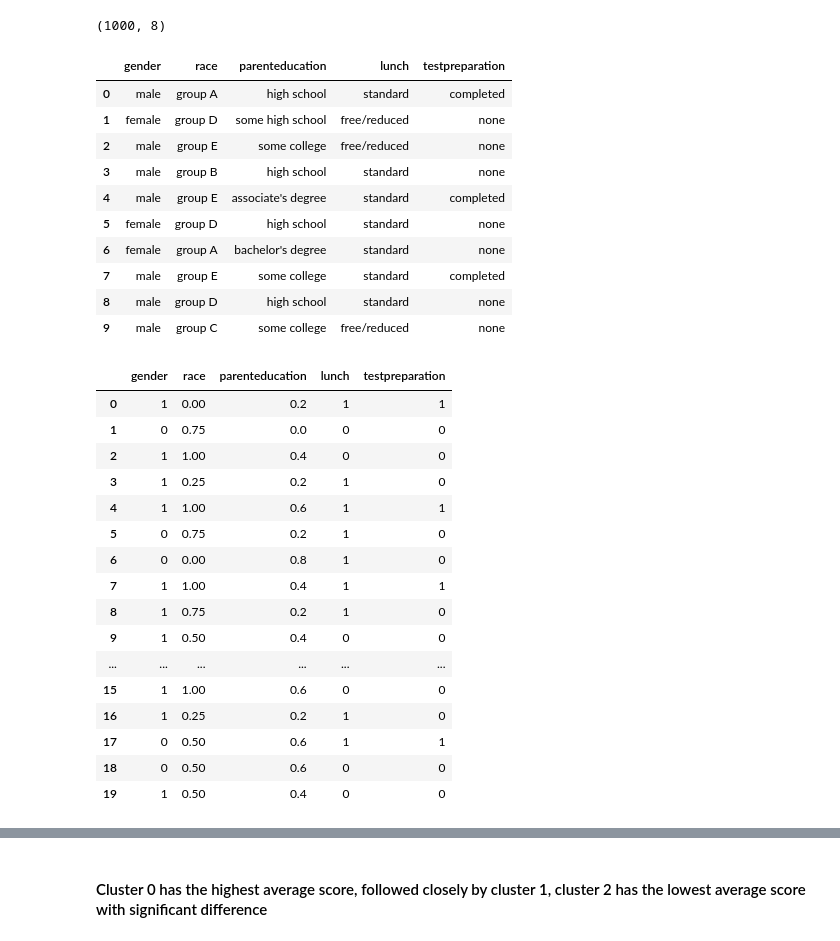
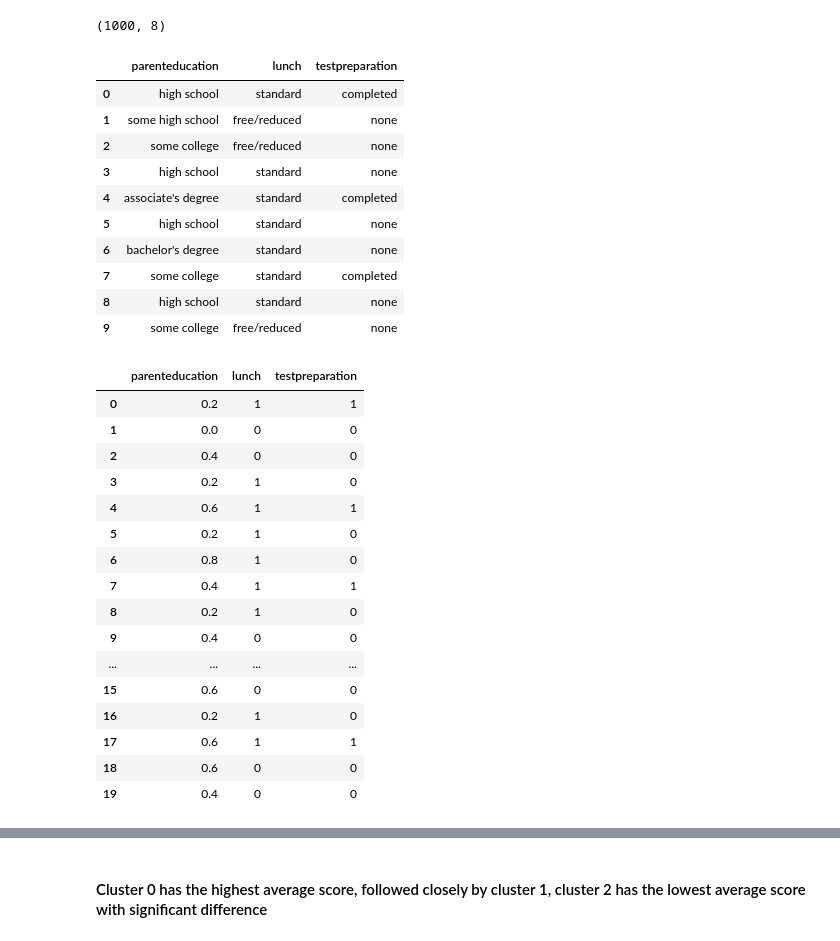
Before and after one commit to AbielB/Flask_ClusteringForStudents, a Jupyter notebook: MakeModel.ipynb, the cells around one changed output, grey strips where cells are left out. Cells and saved outputs as stored; diff of their text form; code cells hidden in the pictures.

```diff
--- a/MakeModel.ipynb
+++ b/MakeModel.ipynb
@@ -26,55 +27,53 @@ data.shape
 (1000, 8)
 # %%
 #drop the 6th,7th,8th columns
-data = data.drop(['math score','reading score','writing score'], axis=1)
+data = data.drop(['math score','reading score','writing score','gender','race/ethnicity'], axis=1)
 #change column name race/ethnicity to race
-data.rename(columns = {'race/ethnicity':'race'}, inplace = True)
+# data.rename(columns = {'race/ethnicity':'race'}, inplace = True)
 data.rename(columns = {'parental level of education':'parenteducation'}, inplace = True)
 data.rename(columns = {'test preparation course':'testpreparation'}, inplace = True)
-data = data
+data=data
 
 data.head(10)
 # %% [output]
-|  | gender | race | parenteducation | lunch | testpreparation |
-| 0 | male | group A | high school | standard | completed |
-| 1 | female | group D | some high school | free/reduced | none |
-| 2 | male | group E | some college | free/reduced | none |
-| 3 | male | group B | high school | standard | none |
-| 4 | male | group E | associate's degree | standard | completed |
-| 5 | female | group D | high school | standard | none |
-| 6 | female | group A | bachelor's degree | standard | none |
-| 7 | male | group E | some college | standard | completed |
-| 8 | male | group D | high school | standard | none |
-| 9 | male | group C | some college | free/reduced | none |
+|  | parenteducation | lunch | testpreparation |
+| 0 | high school | standard | completed |
+| 1 | some high school | free/reduced | none |
+| 2 | some college | free/reduced | none |
+| 3 | high school | standard | none |
+| 4 | associate's degree | standard | completed |
+| 5 | high school | standard | none |
+| 6 | bachelor's degree | standard | none |
+| 7 | some college | standard | completed |
+| 8 | high school | standard | none |
+| 9 | some college | free/reduced | none |
 # %%
 changegender = {'female':0,'male':1}
 changerace = {'group A':0,'group B':0.25,'group C':0.5,'group D':0.75,'group E':1}
 changeedu = {'some high school': 0, 'high school': 0.2, 'some college': 0.4, 'associate\'s degree': 0.6, 'bachelor\'s degree': 0.8, 'master\'s degree': 1}
 changelunch = {'free/reduced': 0, 'standard': 1}
 changetest = {'none': 0, 'completed': 1}
-data.gender = [changegender[item] for item in data.gender]
-data.race = [changerace[item] for item in data.race]
+# data.gender = [changegender[item] for item in data.gender]
+# data.race = [changerace[item] for item in data.race]
 data.parenteducation = [changeedu[item] for item in data.parenteducation]
 data.lunch = [changelunch[item] for item in data.lunch]
 data.testpreparation = [changetest[item] for item in data.testpreparation]
-
-
 data.head(20)
 # %% [output]
-|  | gender | race | parenteducation | lunch | testpreparation |
-| 0 | 1 | 0.00 | 0.2 | 1 | 1 |
-| 1 | 0 | 0.75 | 0.0 | 0 | 0 |
-| 2 | 1 | 1.00 | 0.4 | 0 | 0 |
-| 3 | 1 | 0.25 | 0.2 | 1 | 0 |
-| 4 | 1 | 1.00 | 0.6 | 1 | 1 |
-| 5 | 0 | 0.75 | 0.2 | 1 | 0 |
-| 6 | 0 | 0.00 | 0.8 | 1 | 0 |
-| 7 | 1 | 1.00 | 0.4 | 1 | 1 |
-| 8 | 1 | 0.75 | 0.2 | 1 | 0 |
-| 9 | 1 | 0.50 | 0.4 | 0 | 0 |
-| ... | ... | ... | ... | ... | ... |
-| 15 | 1 | 1.00 | 0.6 | 0 | 0 |
-| 16 | 1 | 0.25 | 0.2 | 1 | 0 |
-| 17 | 0 | 0.50 | 0.6 | 1 | 1 |
-| 18 | 0 | 0.50 | 0.6 | 0 | 0 |
-| 19 | 1 | 0.50 | 0.4 | 0 | 0 |
+|  | parenteducation | lunch | testpreparation |
+| 0 | 0.2 | 1 | 1 |
+| 1 | 0.0 | 0 | 0 |
+| 2 | 0.4 | 0 | 0 |
+| 3 | 0.2 | 1 | 0 |
+| 4 | 0.6 | 1 | 1 |
+| 5 | 0.2 | 1 | 0 |
+| 6 | 0.8 | 1 | 0 |
+| 7 | 0.4 | 1 | 1 |
+| 8 | 0.2 | 1 | 0 |
+| 9 | 0.4 | 0 | 0 |
+| ... | ... | ... | ... |
+| 15 | 0.6 | 0 | 0 |
+| 16 | 0.2 | 1 | 0 |
+| 17 | 0.6 | 1 | 1 |
+| 18 | 0.6 | 0 | 0 |
+| 19 | 0.4 | 0 | 0 |
```
Also changed, not shown: parts of 15 cells of this notebook, 8 other files.
